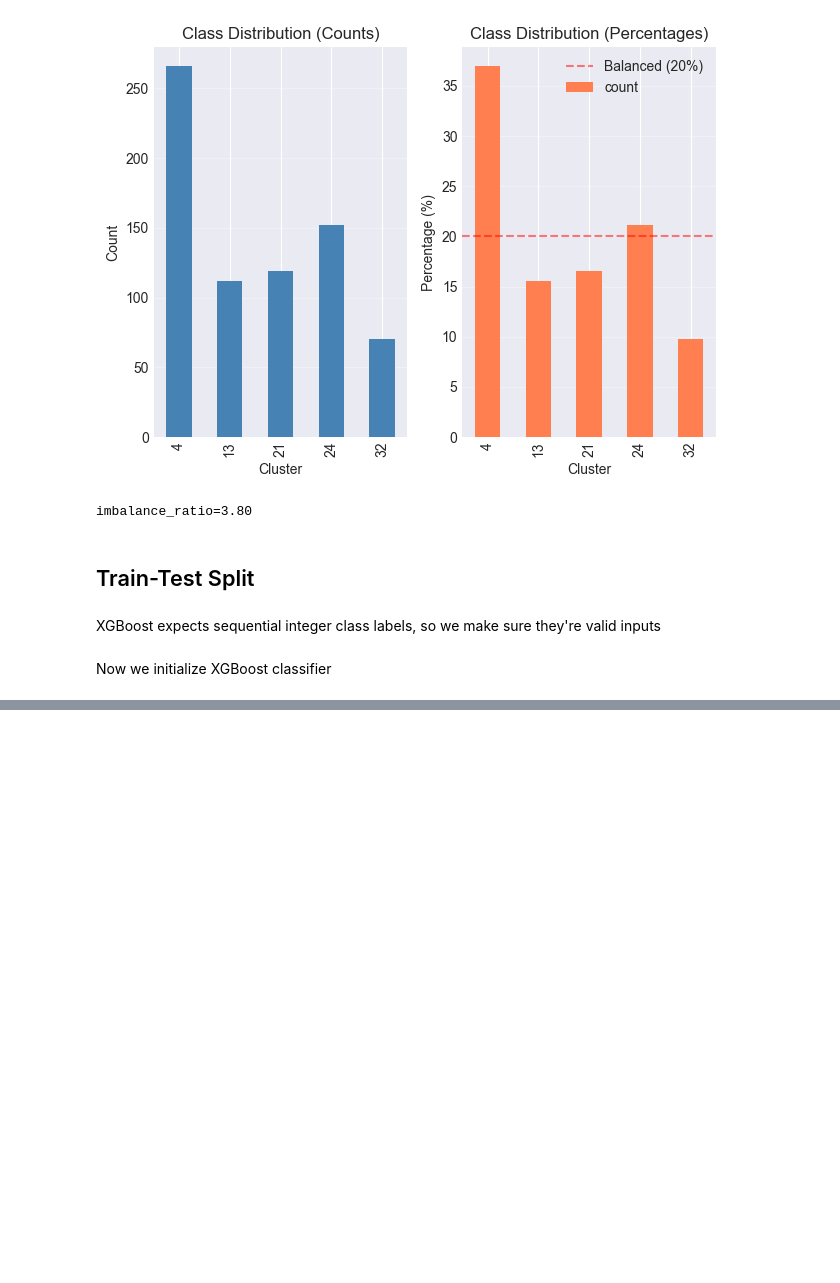
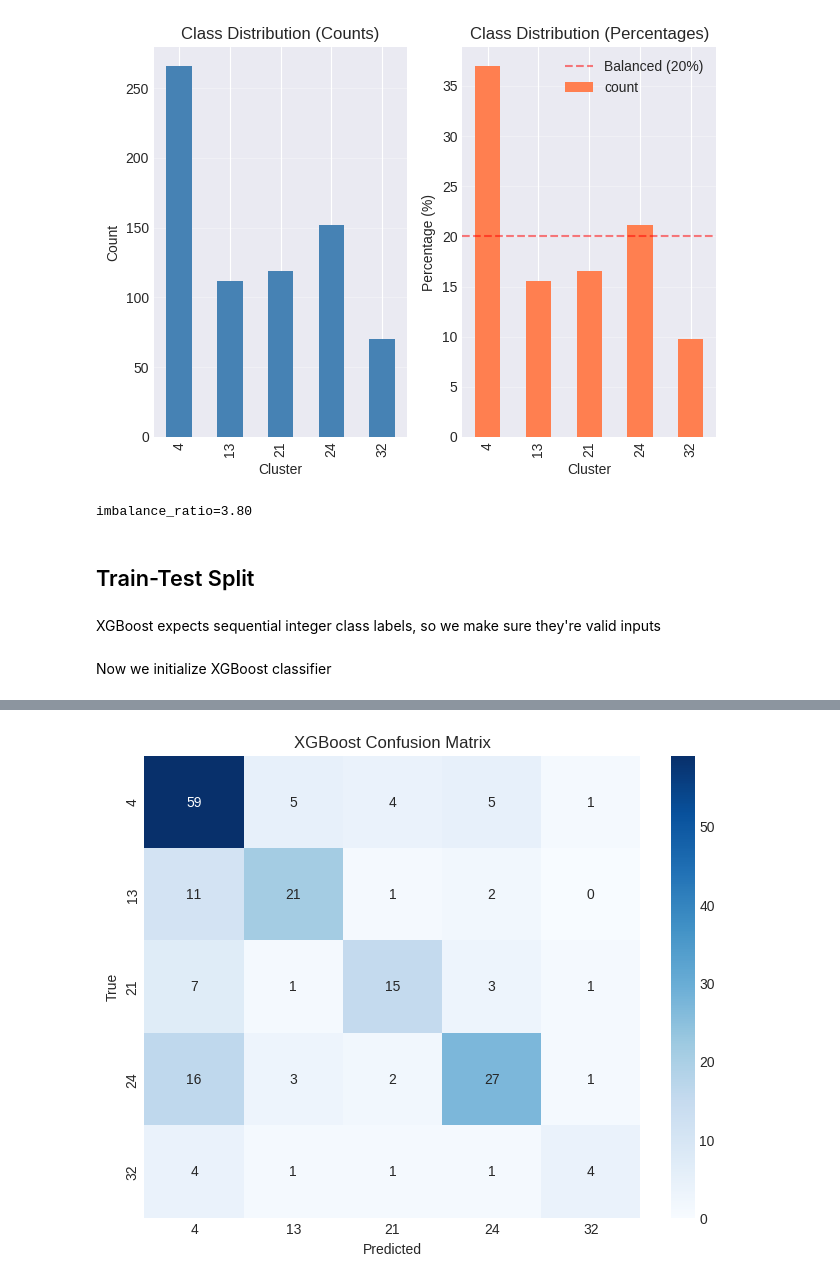
Before and after one commit to 4garriga/flights, a Jupyter notebook: src/xgboost.ipynb, the cells around one changed output, grey strips where cells are left out. Drawn from its saved outputs; the diff is of its cells as text; code cells hidden in the pictures; blank space fills up the shorter version.

```diff
--- a/src/xgboost.ipynb
+++ b/src/xgboost.ipynb
@@ -34,7 +27,7 @@ np.random.seed(random_state)
 # plt style
 plt.style.use("seaborn-v0_8-darkgrid")
 # %%
-PROJECT_DIR,df = get_combined_df()
+df = get_combined_df()
 df.head()
 # %% [output]
 |  | flight_id | before_after | date_diff | flight_length | label | num_flights_before | volt1_mean | volt1_std | ... |
@@ -305,17 +340,26 @@ y_test = le.transform(y_test)
 # %% [markdown]
 Now we initialize XGBoost classifier
 # %%
+optimal_params = {  # found with randomizedsearchcv
+    "subsample": 1.0,
+    "n_estimators": 100,
+    "min_child_weight": 1,
+    "max_depth": 9,
+    "learning_rate": 0.1,
+    "gamma": 0,
+    "colsample_bytree": 0.7,
+}
 xgb_model = XGBClassifier(
-    n_estimators=100,
-    max_depth=6,
-    learning_rate=1,
-    objective='binary:logistic'
-    )
+    **optimal_params,
+    objective="multi:softmax",
+    eval_metric="mlogloss",
+    random_state=random_state,
+)
 # %%
 xgb_model.fit(
     X_train,
-    y_train,
-    eval_set=[(X_test, y_test)],
-    #verbose=True
+    y_train_encoded,
+    eval_set=[(X_test, y_test_encoded)],
+    sample_weight=sample_weights,
 )
 # %% [output]
@@ -356,0 +448,18 @@ Test Accuracy: 0.5204
+# %%
+# Confusion matrix
+cm = confusion_matrix(y_test_encoded, y_pred)
+plt.figure(figsize=(8, 6))
+sns.heatmap(
+    cm,
+    annot=True,
+    fmt="d",
+    xticklabels=le.classes_,
+    yticklabels=le.classes_,
+    cmap="Blues",
+)
+plt.title("XGBoost Confusion Matrix")
+plt.xlabel("Predicted")
+plt.ylabel("True")
+plt.show()
+# %% [output]
+[figure, added]
```
Also changed, not shown: parts of 15 cells of this notebook, 8 other files.
